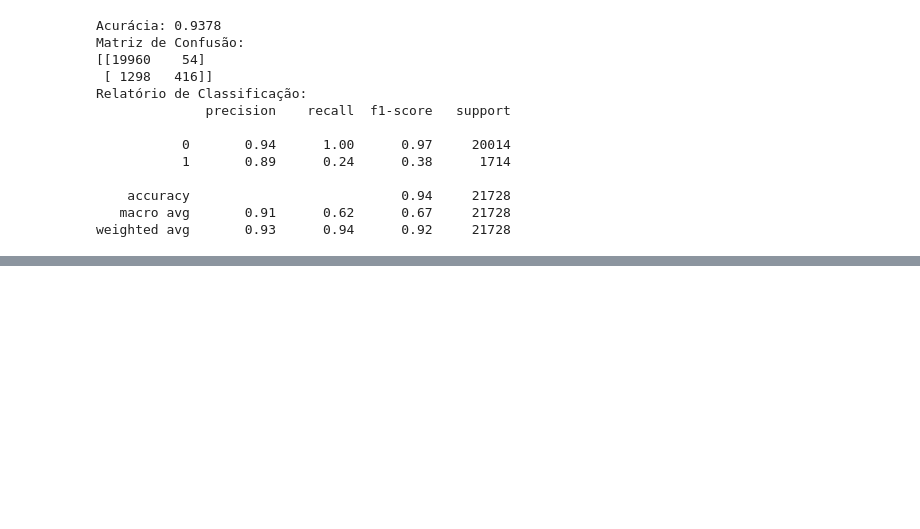
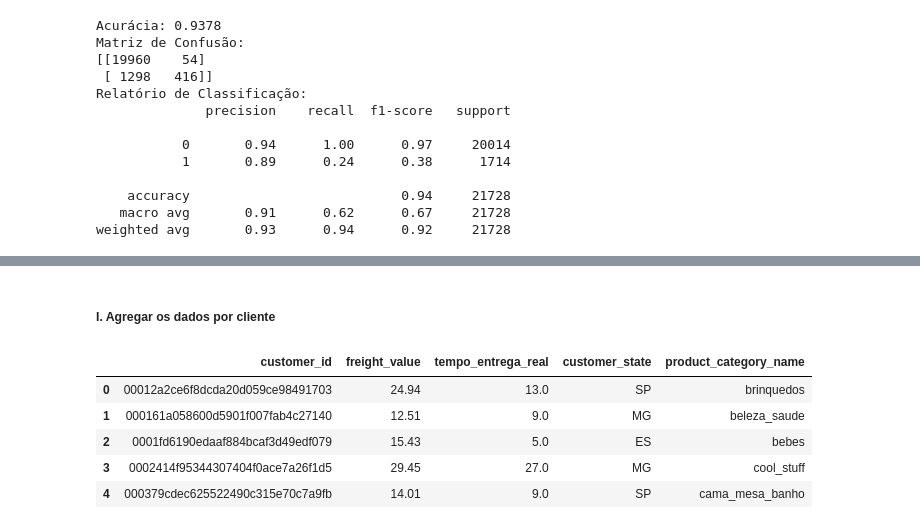
Before and after one commit to DaviRic/triggo.ia-project, a Jupyter notebook: notebook/main.ipynb, the cells around one changed output, grey strips where cells are left out. Drawn from its saved outputs; the diff is of its cells as text; code cells hidden in the pictures; blank space fills up the shorter version.

```diff
--- a/notebook/main.ipynb
+++ b/notebook/main.ipynb
@@ -973,0 +983,40 @@ Relatório de classificação:
+# %% [markdown]
+##### I. Agregar os dados por cliente
+# %%
+# Dataframes necessários para a segmentação
+orders = dfs['orders']
+items = dfs['order_items']
+customers = dfs['customers']
+products = dfs['products']
+
+# Juntando tudo em um único dataframe
+df = orders.merge(items, on='order_id', how='left').merge(customers, on='customer_id', how='left')\
+    .merge(products[['product_id', 'product_category_name']], on='product_id', how='left')
+
+# Filtrando apenas pedidos entregues com datas válidas
+df = df[(df['order_status'] == 'delivered') & df['order_delivered_customer_date'].notnull() & df['order_approved_at'].notnull()].copy()
+
+# Cáculo do tempo de entrega em dias
+df['tempo_entrega_real'] = (df['order_delivered_customer_date'] - df['order_approved_at']).dt.days
+
+# Função para pegar a moda da forma certa
+def get_mode(series):
+    mode = series.mode()
+    return mode.iloc[0] if not mode.empty else np.nan
+
+# Agrupando por cleinte
+df_clientes = df.groupby('customer_id').agg({
+    'freight_value': 'mean',
+    'tempo_entrega_real': 'mean',
+    'customer_state': 'first',
+    'product_category_name': get_mode
+}).reset_index()
+
+df_clientes.head(5)
+# %% [output]
+|  | customer_id | freight_value | tempo_entrega_real | customer_state | product_category_name |
+| 0 | 00012a2ce6f8dcda20d059ce98491703 | 24.94 | 13.0 | SP | brinquedos |
+| 1 | 000161a058600d5901f007fab4c27140 | 12.51 | 9.0 | MG | beleza_saude |
+| 2 | 0001fd6190edaaf884bcaf3d49edf079 | 15.43 | 5.0 | ES | bebes |
+| 3 | 0002414f95344307404f0ace7a26f1d5 | 29.45 | 27.0 | MG | cool_stuff |
+| 4 | 000379cdec625522490c315e70c7a9fb | 14.01 | 9.0 | SP | cama_mesa_banho |
```
Also changed, not shown: parts of 23 cells of this notebook.
